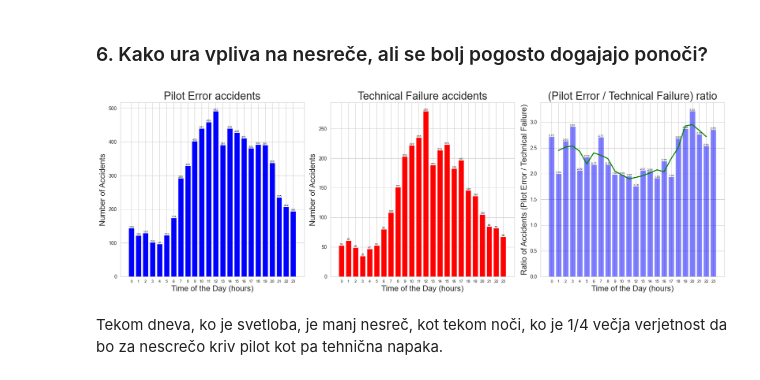
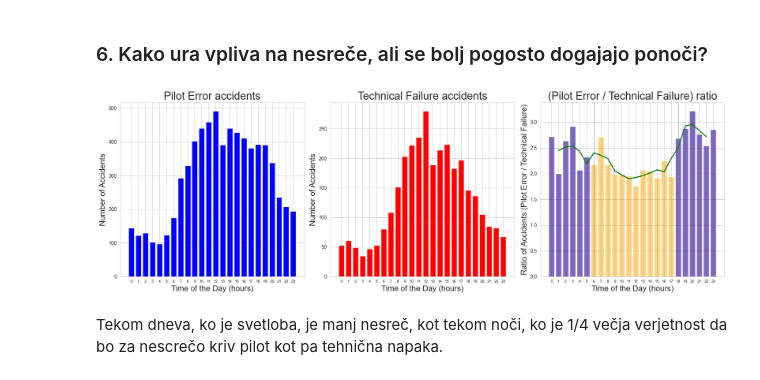
Before and after one commit to NikUlj/PR24NUJRSLSTKKM, a Jupyter notebook: PR24NUJRSLSTKKM.ipynb, the cells around one changed output. Cells and saved outputs as stored; diff of their text form; code cells hidden in the pictures.

```diff
--- a/PR24NUJRSLSTKKM.ipynb
+++ b/PR24NUJRSLSTKKM.ipynb
@@ -744,57 +744,58 @@ def plot_data(times, title, color='b'):
     plt.xticks(np.arange(0, 24, step=1))
     plt.grid(True)
 
-    for i in range(len(unique_hours)):
-        plt.text(unique_hours[i], counts[i], str(counts[i]), ha='center', va='bottom', fontsize=6)
-
 def plot_ratio(pilot_error_times, technical_failure_times, window_size=3):
-    pilot_error_counts = np.bincount(pilot_error_times).astype(float)  # Convert to float
-    technical_failure_counts = np.bincount(technical_failure_times).astype(float)  # Convert to float
+    pilot_error_counts = np.bincount(pilot_error_times).astype(float)
+    technical_failure_counts = np.bincount(technical_failure_times).astype(float)
 
     ratio = np.divide(pilot_error_counts, technical_failure_counts, out=np.zeros_like(pilot_error_counts), where=technical_failure_counts!=0)
     smoothed_ratio = np.convolve(ratio, np.ones(window_size)/window_size, mode='valid')
 
-    plt.bar(np.arange(24), ratio, color='b' if max(ratio) >= 1 else 'r', alpha=0.5)
+    day_color = 'orange'
+    night_color = 'blue'
+
+    plt.bar(np.arange(24), ratio, color=day_color, alpha=0.5)
+
+    night_hours = np.where((np.arange(24) < 6) | (np.arange(24) >= 18))[0]
+    plt.bar(night_hours, ratio[night_hours], color=night_color, alpha=0.5)
+
     plt.plot(np.arange(window_size // 2, 24 - window_size // 2), smoothed_ratio, color='green', linestyle='-', linewidth=2)
+
     plt.xlabel('Time of the Day (hours)')
     plt.ylabel('Ratio of Accidents (Pilot Error / Technical Failure)')
     plt.title('(Pilot Error / Technical Failure) ratio')
     plt.xticks(np.arange(0, 24, step=1))
     plt.grid(True)
 
-    # Add text labels above each bar
-    for i in range(24):
-        plt.text(i, ratio[i], f'{ratio[i]:.2f}', ha='center', va='bottom', fontsize=6)
-
-    #plt.show()
+    plt.axvline(x=6, color='gray', linestyle='--', linewidth=1)
+    plt.axvline(x=18, color='gray', linestyle='--', linewidth=1)
 
 pilot_error_times = read_data("Human factor")
 technical_failure_times = read_data("Technical failure")
 
 plt.figure(figsize=(18, 6))
 
 plt.subplot(1, 3, 1)
 plot_data(pilot_error_times, 'Pilot Error accidents', 'b')
-plt.title('Pilot Error accidents', fontsize=22)  # Povečana velikost naslova
-plt.xlabel('Time of the Day (hours)', fontsize=16)  # Povečana velikost besedila na osi x
-plt.ylabel('Number of Accidents', fontsize=16)  # Povečana velikost besedila na osi y
-
+plt.title('Pilot Error accidents', fontsize=22)
+plt.xlabel('Time of the Day (hours)', fontsize=16)
+plt.ylabel('Number of Accidents', fontsize=16)
 
 plt.subplot(1, 3, 2)
 plot_data(technical_failure_times, 'Technical Failure accidents', 'r')
-plt.title('Technical Failure accidents', fontsize=22)  # Povečana velikost naslova
-plt.xlabel('Time of the Day (hours)', fontsize=16)  # Povečana velikost besedila na osi x
-plt.ylabel('Number of Accidents', fontsize=16)  # Povečana velikost besedila na osi y
+plt.title('Technical Failure accidents', fontsize=22)
+plt.xlabel('Time of the Day (hours)', fontsize=16)
+plt.ylabel('Number of Accidents', fontsize=16)
 
 plt.subplot(1, 3, 3)
 plot_ratio(pilot_error_times, technical_failure_times)
-plt.title('(Pilot Error / Technical Failure) ratio', fontsize=22)  # Povečana velikost naslova
-plt.xlabel('Time of the Day (hours)', fontsize=16)  # Povečana velikost besedila na osi x
-plt.ylabel('Ratio of Accidents (Pilot Error / Technical Failure)', fontsize=16)  # Povečana velikost besedila na osi y
+plt.title('(Pilot Error / Technical Failure) ratio', fontsize=22)
+plt.xlabel('Time of the Day (hours)', fontsize=16)
+plt.ylabel('Ratio of Accidents (Pilot Error / Technical Failure)', fontsize=16)
 
 plt.tight_layout()
 # %% [output]
-[figure, old version]
+[figure, new version]
 # %% [markdown]
 Tekom dneva, ko je svetloba, je manj nesreč, kot tekom noči, ko je 1/4 večja verjetnost da bo za nescrečo kriv pilot kot pa tehnična napaka.
 # %% [markdown]
```
Also changed, not shown: parts of 9 cells of this notebook.
